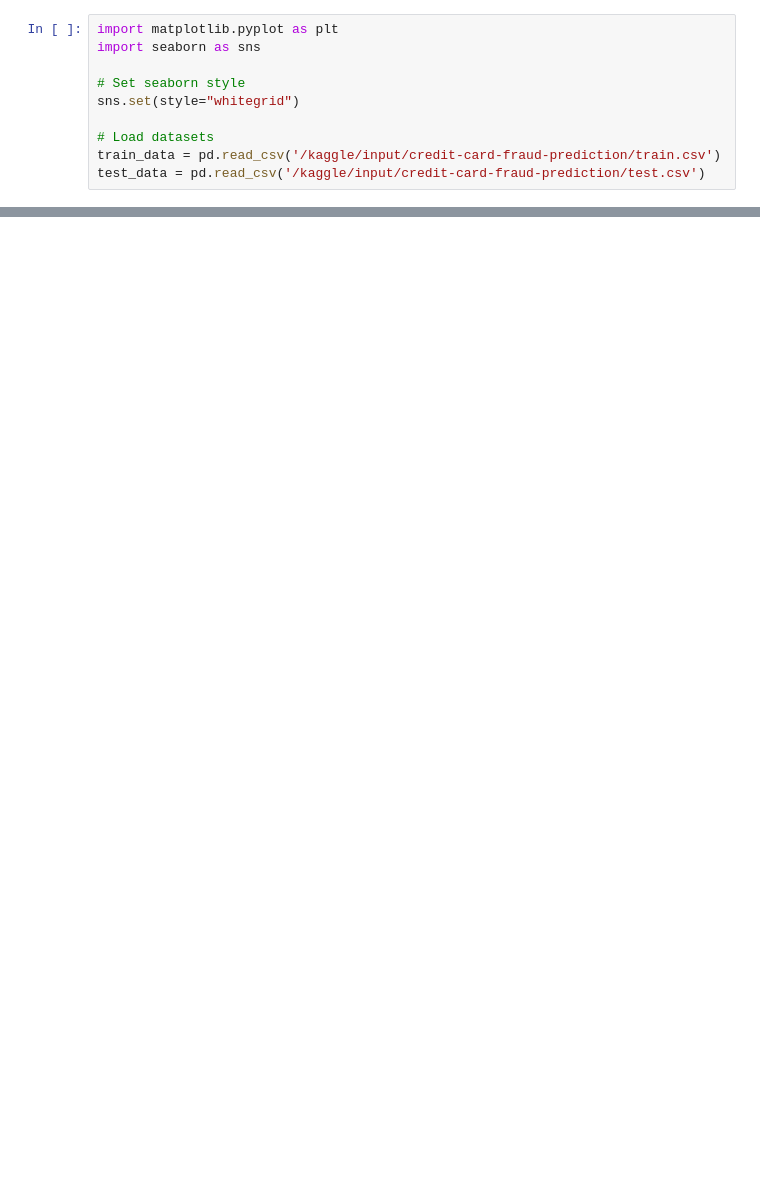
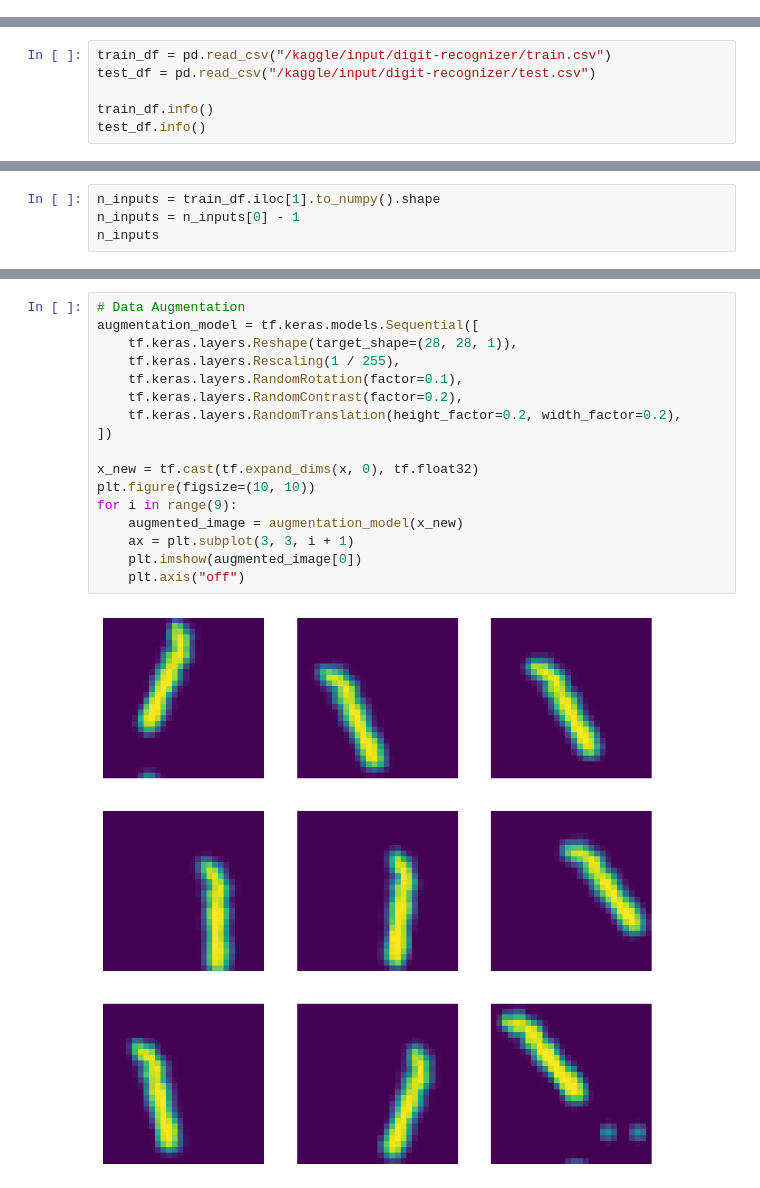
Before and after one commit to Yohaan-Mohan93/CSCA_5642_Final_Project, a Jupyter notebook: Yohaan_Mohan_Final_Project.ipynb, the cells around one changed output, grey strips where cells are left out. Saved outputs shown, nothing was run; the diff lists cells and outputs as text; blank space fills up the shorter version.

```diff
--- a/Yohaan_Mohan_Final_Project.ipynb
+++ b/Yohaan_Mohan_Final_Project.ipynb
@@ -77,10 +0,0 @@ In this section, the goal is to perform an Exploratory Data Analysis (EDA) with
-# %%
-import matplotlib.pyplot as plt
-import seaborn as sns
-
-# Set seaborn style
-sns.set(style="whitegrid")
-
-# Load datasets
-train_data = pd.read_csv('/kaggle/input/credit-card-fraud-prediction/train.csv')
-test_data = pd.read_csv('/kaggle/input/credit-card-fraud-prediction/test.csv')
@@ -717,0 +73,6 @@ plt.show()
+# %%
+train_df = pd.read_csv("/kaggle/input/digit-recognizer/train.csv")
+test_df = pd.read_csv("/kaggle/input/digit-recognizer/test.csv")
+
+train_df.info()
+test_df.info()
@@ -717,0 +211,4 @@ plt.show()
+# %%
+n_inputs = train_df.iloc[1].to_numpy().shape
+n_inputs = n_inputs[0] - 1
+n_inputs
@@ -717,0 +247,19 @@ plt.show()
+# %%
+# Data Augmentation
+augmentation_model = tf.keras.models.Sequential([
+    tf.keras.layers.Reshape(target_shape=(28, 28, 1)),
+    tf.keras.layers.Rescaling(1 / 255),
+    tf.keras.layers.RandomRotation(factor=0.1),
+    tf.keras.layers.RandomContrast(factor=0.2),
+    tf.keras.layers.RandomTranslation(height_factor=0.2, width_factor=0.2),
+])
+
+x_new = tf.cast(tf.expand_dims(x, 0), tf.float32)
+plt.figure(figsize=(10, 10))
+for i in range(9):
+    augmented_image = augmentation_model(x_new)
+    ax = plt.subplot(3, 3, i + 1)
+    plt.imshow(augmented_image[0])
+    plt.axis("off")
+# %% [output]
+[figure, added]
```
Also changed, not shown: parts of 79 cells of this notebook, 4 other files.
